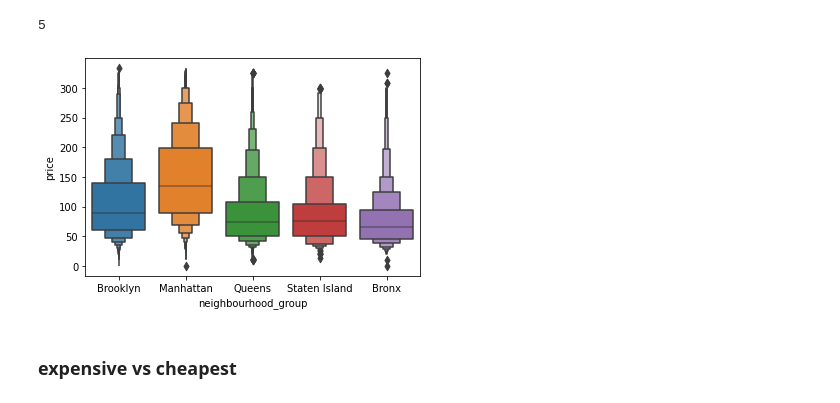
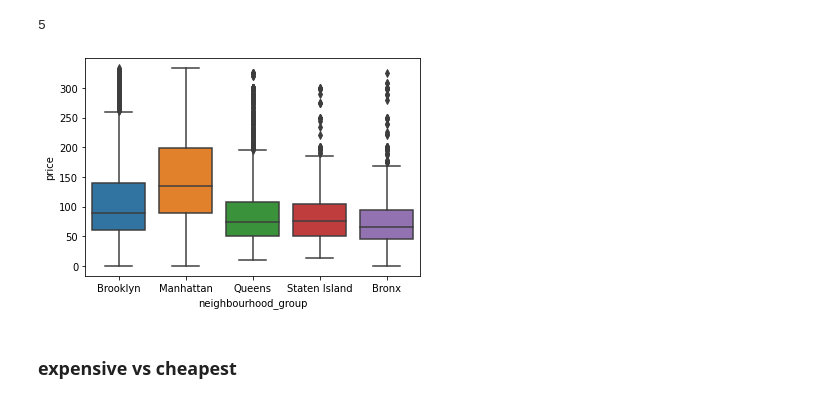
Before and after one commit to maxashoka3/Machine-learning, a Jupyter notebook: EDA.ipynb, the cells around one changed output. Saved outputs shown, nothing was run; the diff lists cells and outputs as text; code cells hidden in the pictures.

```diff
--- a/EDA.ipynb
+++ b/EDA.ipynb
@@ -619,2 +488,0 @@ lower_bound,upper_bound = remove_outlier(df['price'])
-# %%
-df1 = df[(df.price >lower_bound) & (df.price < upper_bound)]
@@ -686,9 +533,9 @@ df1['neighbourhood_group'].nunique()
 # %% [output]
 5
 # %%
-ax= sns.boxenplot(x='neighbourhood_group',y='price',data=df1)
+ax= sns.boxplot(x='neighbourhood_group',y='price',data=df1)
 # %% [output]
-[figure, old version]
+[figure, new version]
 # %% [markdown]
 ### expensive vs cheapest
 # %%
```
Also changed, not shown: parts of 92 cells of this notebook.
